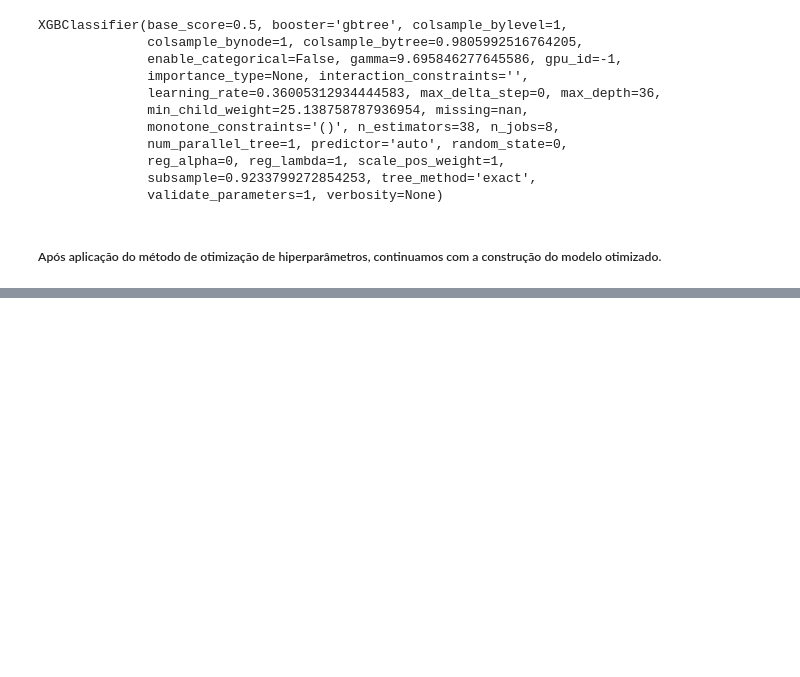
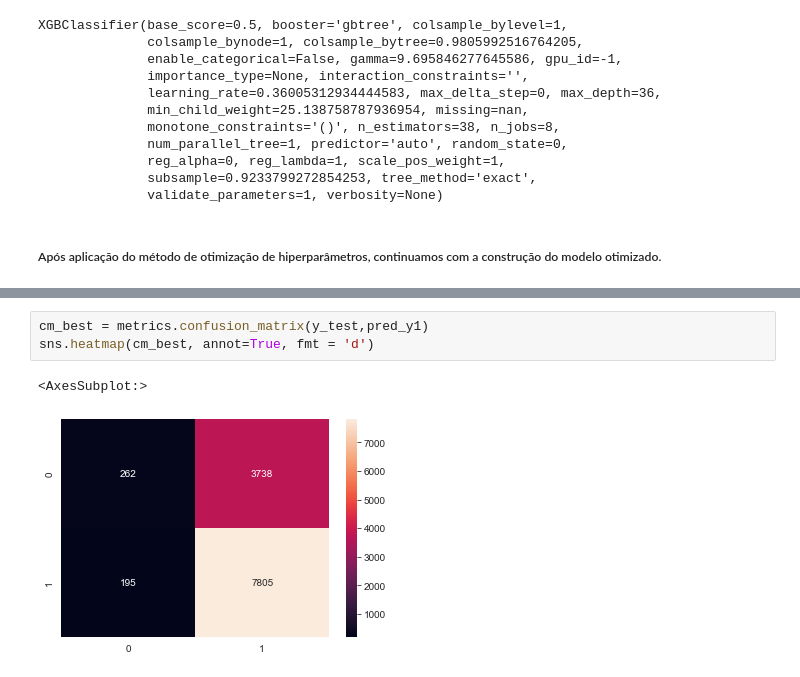
Before and after one commit to Ruann-01/Python_IA, a Jupyter notebook: Trabalho Final/Trabalho Final.ipynb, the cells around one changed output, grey strips where cells are left out. Cells and saved outputs as stored; diff of their text form; blank space fills up the shorter version.

```diff
--- a/Trabalho Final/Trabalho Final.ipynb
+++ b/Trabalho Final/Trabalho Final.ipynb
@@ -1149,0 +1137,6 @@ plt.show()
+# %%
+cm_best = metrics.confusion_matrix(y_test,pred_y1)
+sns.heatmap(cm_best, annot=True, fmt = 'd')
+# %% [output]
+<AxesSubplot:>
+[figure, added]
```
Also changed, not shown: parts of 31 cells of this notebook.
